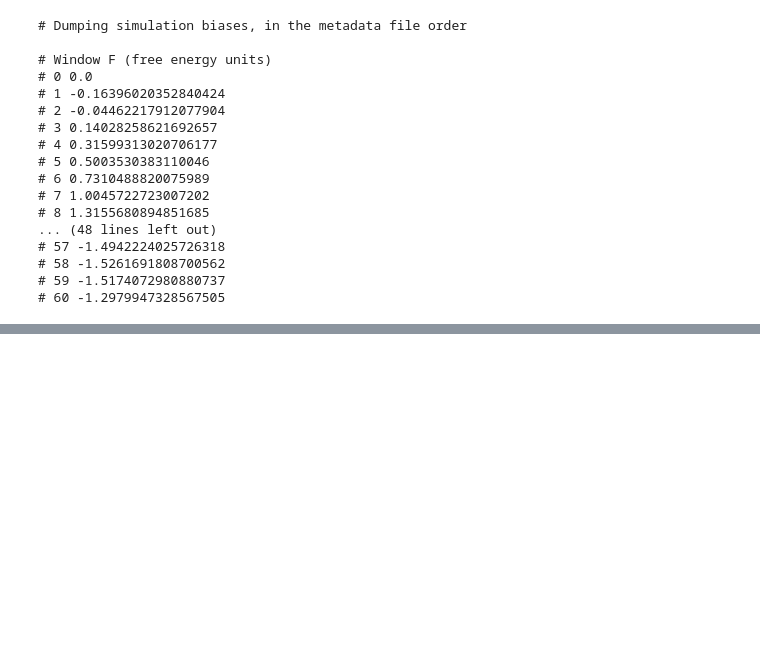
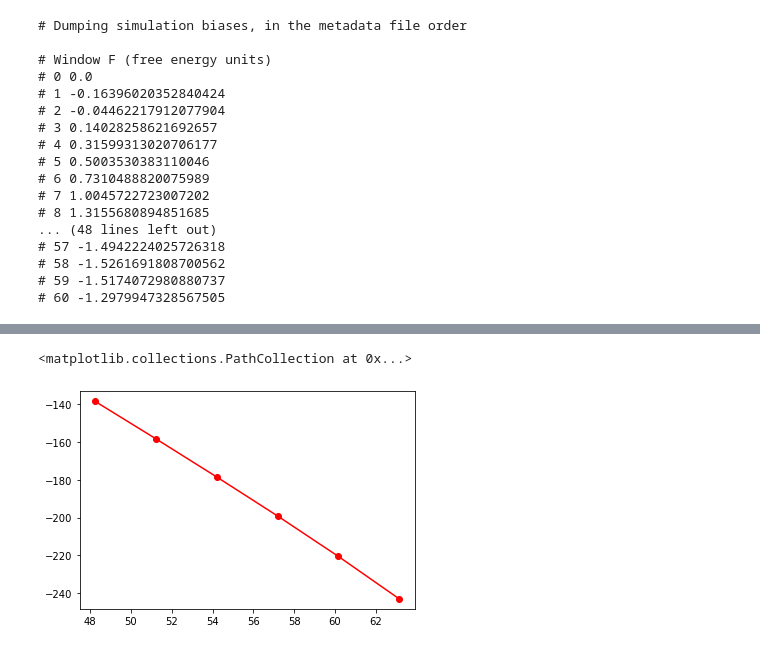
Before and after one commit to shaunak-badani/MD, a Jupyter notebook: wham/WHAM.ipynb, the cells around one changed output, grey strips where cells are left out. Saved outputs shown, nothing was run; the diff lists cells and outputs as text; code cells hidden in the pictures; blank space fills up the shorter version.

```diff
--- a/wham/WHAM.ipynb
+++ b/wham/WHAM.ipynb
@@ -286,0 +364,17 @@ plt.grid(True)
+# %%
+j = 0
+first = hist_group['hists'][i]['first']
+last = hist_group['hists'][i]['last']
+coor_values = list(map(calc_coor, np.arange(first, last + 1)))
+n_j = list(map(lambda z : - (1 / hist_group['kT'][j]) * calc_bias(hist_group, j, z), coor_values))
+coor_values = np.array(coor_values)
+n_j = np.array(n_j)
+p_jw = hist_group['hists'][i]['cum']
+kT = hist_group['kT'][j]
+F = - kT * np.log(p_jw) + kT * n_j
+
+plt.plot(coor_values, F)
+plt.scatter(coor_values, F)
+# %% [output]
+<matplotlib.collections.PathCollection at 0x...>
+[figure, added]
```
Also changed, not shown: parts of 16 cells of this notebook, 6 other files.
